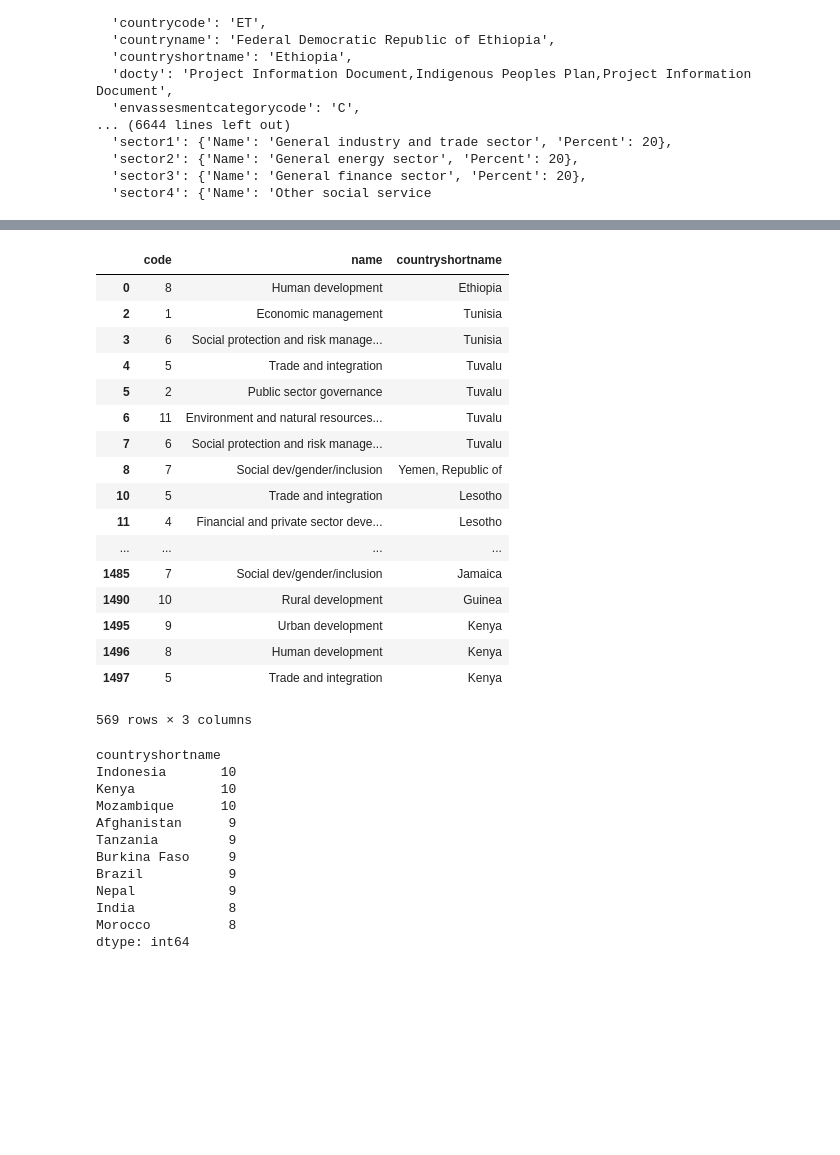
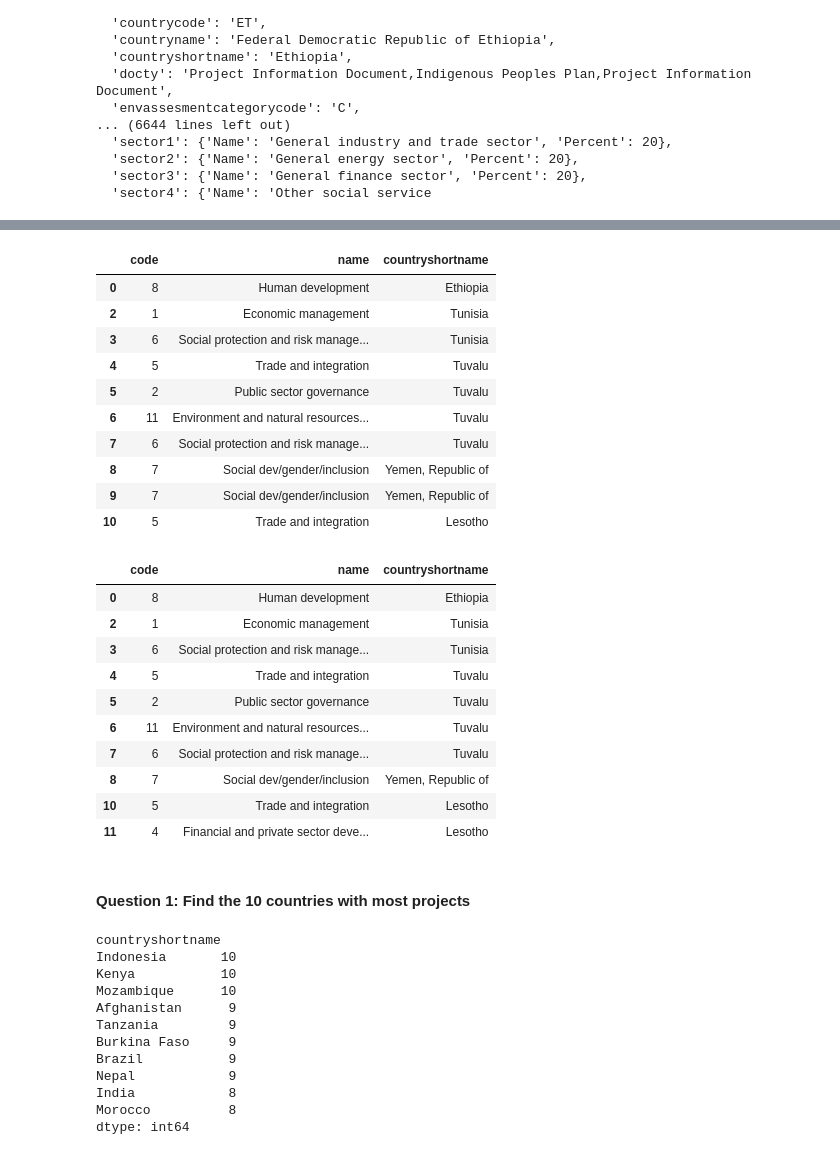
Before and after one commit to andre-moore/data_science_intensive, a Jupyter notebook: sliderule_dsi_json_exercise.ipynb, the cells around one changed output, grey strips where cells are left out. Cells and saved outputs as stored; diff of their text form; code cells hidden in the pictures; blank space fills up the shorter version.

```diff
--- a/sliderule_dsi_json_exercise.ipynb
+++ b/sliderule_dsi_json_exercise.ipynb
@@ -103,7 +109,7 @@ Using data in file 'data/world_bank_projects.json' and the techniques demonstrat
 # %%
-# load json as string
-json_data = json.load((open('data/world_bank_projects.json')))
-json_data
+# load json data into panda dataframe
+json_df = json.load((open('data/world_bank_projects.json')))
+json_df
 # %% [output]
 [{'_id': {'$oid': '52b213b38594d8a2be17c780'},
   'approvalfy': 1999,
@@ -125,8 +131,8 @@ json_data
 # %%
 #normalize json data
 # gt = json_normalize(json_data,'mjtheme_namecode', 'countryshortname')
-gt = json_normalize(json_data,'mjtheme_namecode','countryshortname')
-gt
+norm_df = json_normalize(json_df,'mjtheme_namecode','countryshortname')
+norm_df.head(10)
 # %% [output]
 |  | code | name | countryshortname |
 | 0 | 8 | Human development | Ethiopia |
@@ -171,0 +148,5 @@ gt
+# %%
+# create two new data frames; one with blanks 'name' column and the other w/o blank 'name' column
+with_blanks_df = norm_df[norm_df.name == '']
+wo_blanks_df = norm_df[norm_df.name != '']
+with_blanks_df.head(10)
@@ -172,25 +165,35 @@ gt
+# %%
+# dataframe without blanks
+wo_blanks_df.head(10)
+# %% [output]
+|  | code | name | countryshortname |
+| 0 | 8 | Human development | Ethiopia |
+| 2 | 1 | Economic management | Tunisia |
+| 3 | 6 | Social protection and risk manage... | Tunisia |
+| 4 | 5 | Trade and integration | Tuvalu |
+| 5 | 2 | Public sector governance | Tuvalu |
+| 6 | 11 | Environment and natural resources... | Tuvalu |
+| 7 | 6 | Social protection and risk manage... | Tuvalu |
+| 8 | 7 | Social dev/gender/inclusion | Yemen, Republic of |
+| 9 | 7 | Social dev/gender/inclusion | Yemen, Republic of |
+| 10 | 5 | Trade and integration | Lesotho |
 # %%
-#remove duplicate records
-gt_drop_dups = gt.drop_duplicates(subset=['name','countryshortname'],keep="first")
-gt_drop_dups
+#remove duplicates from dataframe w/o blank records.
+drop_dups_df = wo_blanks_df.drop_duplicates(subset=['name','countryshortname'],keep="first")
+drop_dups_df.head(10)
 # %% [output]
 |  | code | name | countryshortname |
 | 0 | 8 | Human development | Ethiopia |
 | 2 | 1 | Economic management | Tunisia |
 | 3 | 6 | Social protection and risk manage... | Tunisia |
 | 4 | 5 | Trade and integration | Tuvalu |
 | 5 | 2 | Public sector governance | Tuvalu |
 | 6 | 11 | Environment and natural resources... | Tuvalu |
 | 7 | 6 | Social protection and risk manage... | Tuvalu |
 | 8 | 7 | Social dev/gender/inclusion | Yemen, Republic of |
 | 10 | 5 | Trade and integration | Lesotho |
 | 11 | 4 | Financial and private sector deve... | Lesotho |
-| ... | ... | ... | ... |
-| 1485 | 7 | Social dev/gender/inclusion | Jamaica |
-| 1490 | 10 | Rural development | Guinea |
-| 1495 | 9 | Urban development | Kenya |
-| 1496 | 8 | Human development | Kenya |
-| 1497 | 5 | Trade and integration | Kenya |
-569 rows × 3 columns
+# %% [markdown]
+#### Question 1: Find the 10 countries with most projects
 # %%
 # answer to question # 1
```
Also changed, not shown: parts of 12 cells of this notebook.
